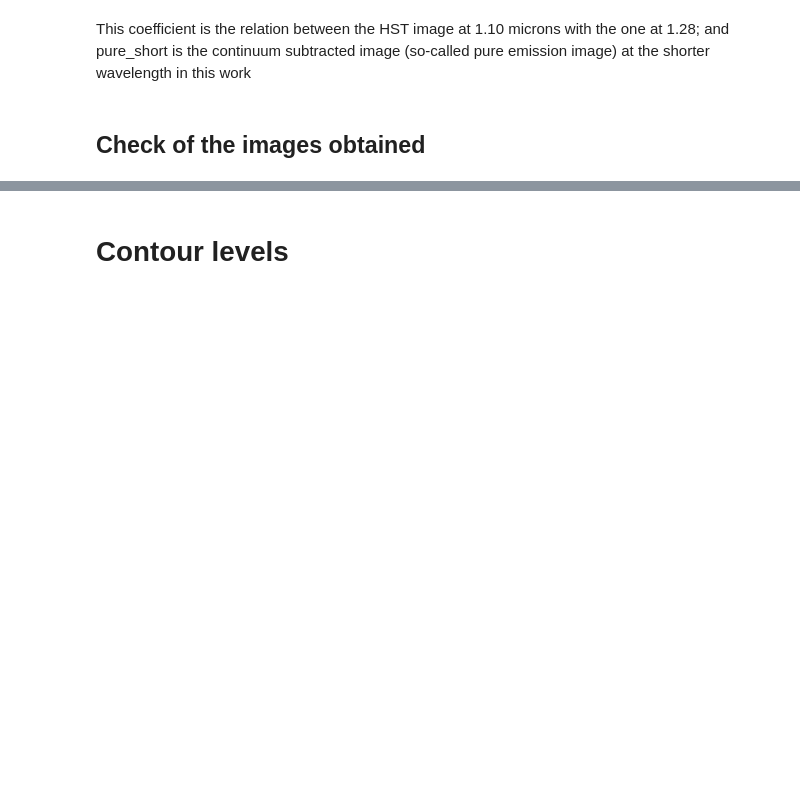
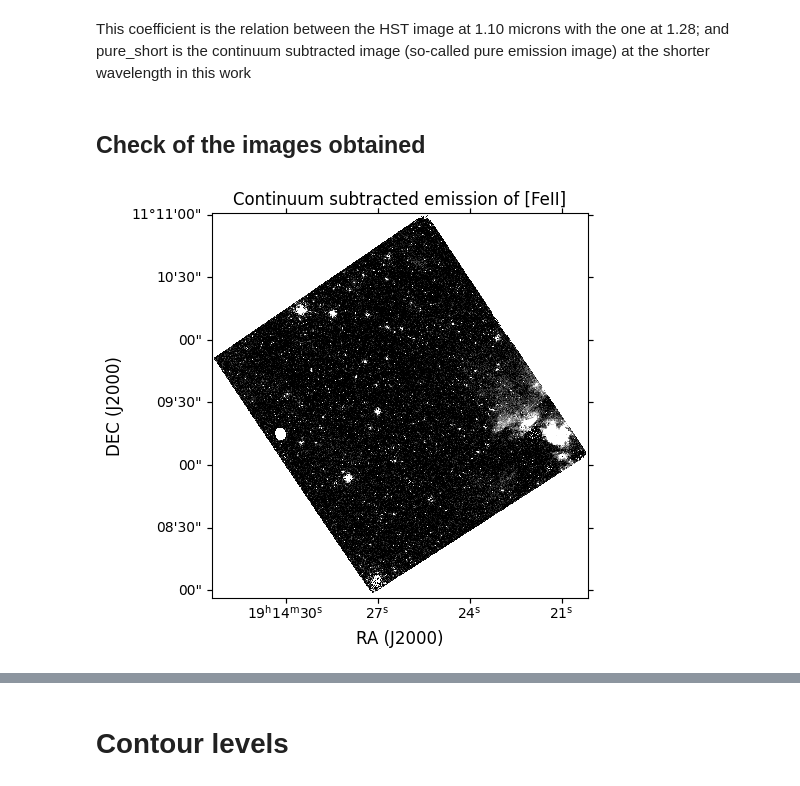
Before and after one commit to pablozurdi/Master-Thesis-Pablo-Ruiz, a Jupyter notebook: Knots_Ident_Charact.ipynb, the cells around one changed output, grey strips where cells are left out. Saved outputs shown, nothing was run; the diff lists cells and outputs as text; code cells hidden in the pictures; blank space fills up the shorter version.

```diff
--- a/Knots_Ident_Charact.ipynb
+++ b/Knots_Ident_Charact.ipynb
@@ -157,8 +157,12 @@ shorter wavelength in this work
 # %%
 plt.figure(figsize=(5,5))
 ax = plt.subplot(projection=wHST)
 plt.imshow(pure_short, cmap='gist_gray', origin='lower', vmin=0, vmax=0.2, interpolation='nearest')
 plt.title('Continuum subtracted emission of [FeII]')
+plt.xlabel('RA (J2000)', fontsize=12)
+plt.ylabel('DEC (J2000)', fontsize=12)
+# %% [output]
+[figure, added]
 # %%
 plt.figure(figsize=(5,5))
 ax = plt.subplot(projection=wHST)
```
Also changed, not shown: parts of 10 cells of this notebook.
